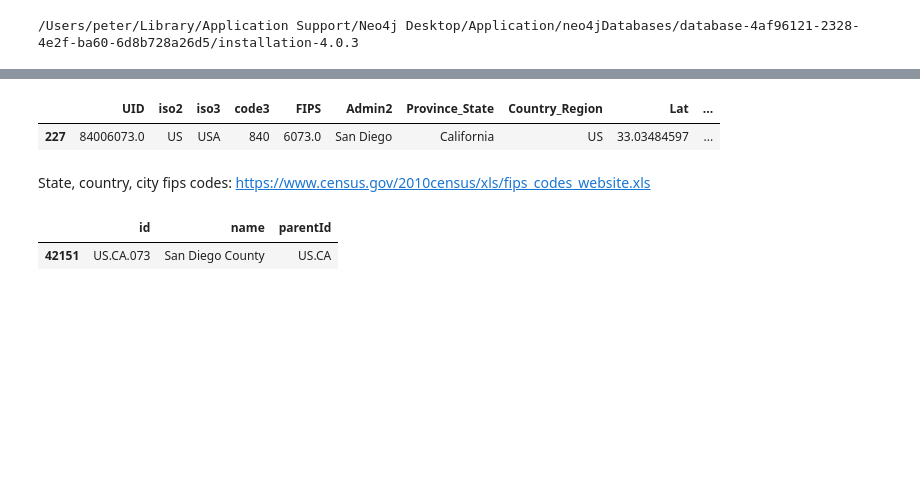
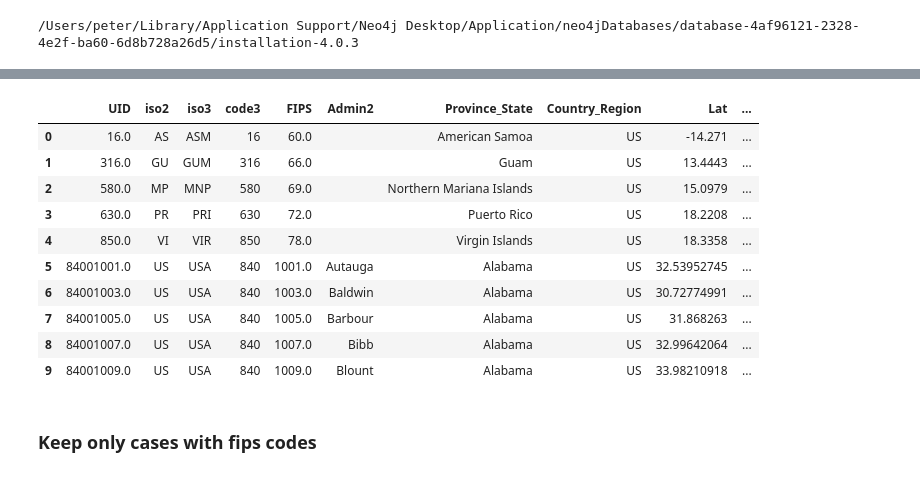
Before and after one commit to covid-19-net/covid-19-community, a Jupyter notebook: notebooks/02a-JHUCases.ipynb, the cells around one changed output, grey strips where cells are left out. Saved outputs shown, nothing was run; the diff lists cells and outputs as text; code cells hidden in the pictures; blank space fills up the shorter version.

```diff
--- a/notebooks/02a-JHUCases.ipynb
+++ b/notebooks/02a-JHUCases.ipynb
@@ -26,2 +35,2 @@ print(NEO4J_HOME)
 # %%
-df = pd.read_csv("https://raw.githubusercontent.com/CSSEGISandData/COVID-19/master/csse_covid_19_data/csse_covid_19_time_series/time_series_covid19_confirmed_US.csv",  dtype='str')
+confirmed = pd.read_csv("https://raw.githubusercontent.com/CSSEGISandData/COVID-19/master/csse_covid_19_data/csse_covid_19_time_series/time_series_covid19_confirmed_US.csv",  dtype='str')
@@ -58,7 +36,0 @@ df.head(100)
-# %%
-df.query("Admin2 == 'San Diego'")
-# %% [output]
-|  | UID | iso2 | iso3 | code3 | FIPS | Admin2 | Province_State | Country_Region | Lat | ... |
-| 227 | 84006073.0 | US | USA | 840 | 6073.0 | San Diego | California | US | 33.03484597 | ... |
-# %% [markdown]
-State, country, city fips codes: https://www.census.gov/2010census/xls/fips_codes_website.xls
@@ -67,5 +37,18 @@ admin2 = pd.read_csv(NEO4J_HOME / "import/02c-GeoNamesAdmin2.csv")
-# %%
-admin2.query("name == 'San Diego County'")
-# %% [output]
-|  | id | name | parentId |
-| 42151 | US.CA.073 | San Diego County | US.CA |
+# %%
+confirmed = confirmed.fillna('')
+# %%
+confirmed.head(10)
+# %% [output]
+|  | UID | iso2 | iso3 | code3 | FIPS | Admin2 | Province_State | Country_Region | Lat | ... |
+| 0 | 16.0 | AS | ASM | 16 | 60.0 |  | American Samoa | US | -14.271 | ... |
+| 1 | 316.0 | GU | GUM | 316 | 66.0 |  | Guam | US | 13.4443 | ... |
+| 2 | 580.0 | MP | MNP | 580 | 69.0 |  | Northern Mariana Islands | US | 15.0979 | ... |
+| 3 | 630.0 | PR | PRI | 630 | 72.0 |  | Puerto Rico | US | 18.2208 | ... |
+| 4 | 850.0 | VI | VIR | 850 | 78.0 |  | Virgin Islands | US | 18.3358 | ... |
+| 5 | 84001001.0 | US | USA | 840 | 1001.0 | Autauga | Alabama | US | 32.53952745 | ... |
+| 6 | 84001003.0 | US | USA | 840 | 1003.0 | Baldwin | Alabama | US | 30.72774991 | ... |
+| 7 | 84001005.0 | US | USA | 840 | 1005.0 | Barbour | Alabama | US | 31.868263 | ... |
+| 8 | 84001007.0 | US | USA | 840 | 1007.0 | Bibb | Alabama | US | 32.99642064 | ... |
+| 9 | 84001009.0 | US | USA | 840 | 1009.0 | Blount | Alabama | US | 33.98210918 | ... |
+# %% [markdown]
+### Keep only cases with fips codes
```
Also changed, not shown: parts of 35 cells of this notebook, 16 other files.
